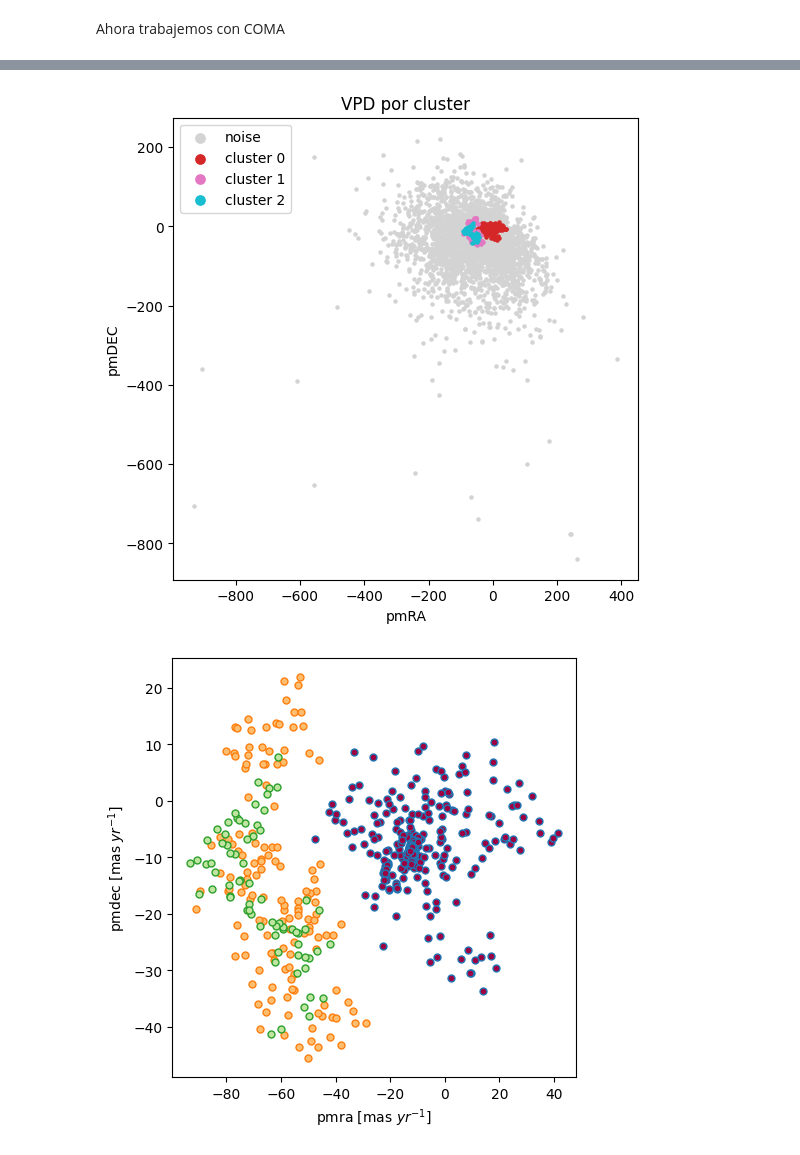
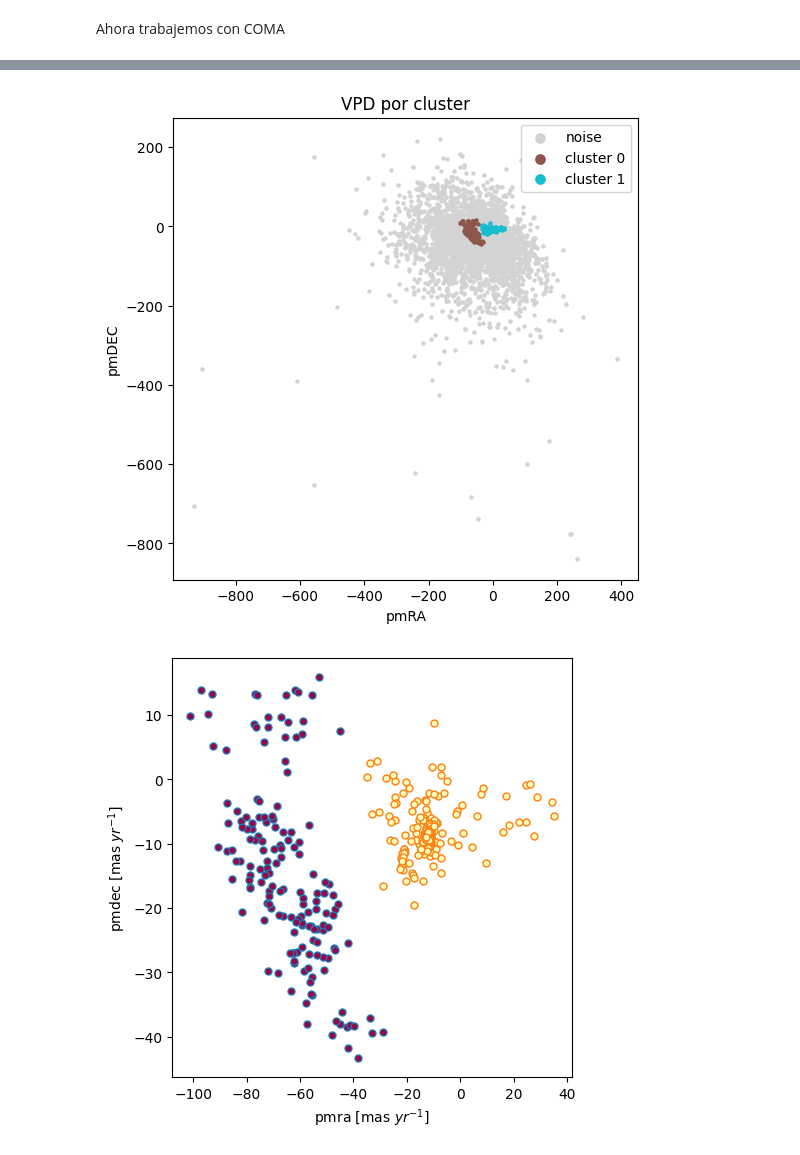
Before and after one commit to Brunelleschk1/Personal-projects, a Jupyter notebook: Proyectos de Astronomía/Laboratorio 4/clustering(1) copy.ipynb, the cells around one changed output, grey strips where cells are left out. Saved outputs shown, nothing was run; the diff lists cells and outputs as text; code cells hidden in the pictures.

```diff
--- a/Proyectos de Astronomía/Laboratorio 4/clustering(1) copy.ipynb
+++ b/Proyectos de Astronomía/Laboratorio 4/clustering(1) copy.ipynb
@@ -79,11 +92,10 @@ color_map = {lab: cmap(i) for i, lab in enumerate(unique_labels)}
 # %%
 # encontrar el cluster más grande (ignorando ruido)
+df46["label_hb"] = df46["label_hb"].replace(1, 2)
 cluster_sizes = df46[df46['label_hb'] != -1]['label_hb'].value_counts()
 main_cluster = cluster_sizes.idxmax()
-
 pmra_c = df46[df46['label_hb']==main_cluster]['pmra']
 pmdec_c = df46[df46['label_hb']==main_cluster]['pmdec']
-
 pmra_center = pmra_c.mean()
 pmdec_center = pmdec_c.mean()
 # %%
@@ -195,5 +175,5 @@ plt.show()
 # %%
-fig, axes = plt.subplots(3, 3, figsize=(10,10))
+fig, axes = plt.subplots(2, 2, figsize=(10,10))
 
 for i, j, ax in zip(list(unique_labels), colors, axes.flat):
     if i != -1:
@@ -227,15 +203,13 @@ plt.show()
 Ahora trabajemos con COMA
 # %%
 df["dist_pc"] = 1000 / df["parallax"]
-
 df86 = df[(df["dist_pc"] > 66) & (df["dist_pc"] < 106)]
-
 df86 = df86[(df86["ra"] > 170) & (df86["ra"] < 200)]
 df86 = df86[(df86["dec"] > 10) & (df86["dec"] < 40)]
-
+print(len(df86["ra"]))
+df86 = df86[(df86["parallax_over_error"] <= 0.1)]
 pmra86 = df86["pmra"].values
 pmdec86 = df86["pmdec"].values
-
 print(len(df86["ra"]))
 # %% [output]
 3950
@@ -247,7 +222,7 @@ features = data
 
 data = RobustScaler().fit_transform(data)
 
-hd = HDBSCAN(min_cluster_size=60, min_samples=5, metric='euclidean').fit(data)
+hd = HDBSCAN(min_cluster_size=50, min_samples=10, metric='euclidean').fit(data)
 
 from sklearn.metrics import silhouette_samples, silhouette_score
 # %%
@@ -345,61 +287,33 @@ plt.show()
 # %%
 plt.figure(figsize=(6,6))
-
 for lab in unique_labels:
-
     cond = df86['label_hb'] == lab
-
     if lab == -1:
         color = 'lightgray'
         label = 'noise'
     else:
         color = color_map[lab]
         label = f'cluster {lab}'
-
-    plt.scatter(
-        df86['pmra'][cond],
-        df86['pmdec'][cond],
-        s=5,
-        color=color,
-        label=label
-    )
-
+    plt.scatter(df86['pmra'][cond],df86['pmdec'][cond],s=5,color=color,label=label)
 plt.xlabel("pmRA")
 plt.ylabel("pmDEC")
 plt.title("VPD por cluster")
-
 plt.legend(markerscale=3)
-
 plt.show()
 # %% [output]
-[figure, old version]
+[figure, new version]
 # %%
 unique_labels = set(labels)
-
 colors = [plt.cm.Spectral(each) for each in np.linspace(0, 1, len(unique_labels))]
-
 plt.figure(figsize=(5,5))
-
 for i, j in zip(list(unique_labels), colors):
-
     if i != -1:
-
         condition = (df86['label_hb'] == i)
-
-        plt.plot(df86['pmra'][condition],
-                 df86['pmdec'][condition],
-                 markerfacecolor=tuple(j),
-                 marker='o',
-                 linestyle='None',
-                 markersize=5,
-                 alpha=1)
-
+        plt.plot(df86['pmra'][condition],df86['pmdec'][condition],markerfacecolor=tuple(j),marker='o',linestyle='None',markersize=5,alpha=1)
 plt.xlabel("pmra [mas $yr^{-1}$]")
 plt.ylabel("pmdec [mas $yr^{-1}$]")
-
 plt.tight_layout()
-
 plt.show()
 # %% [output]
-[figure, old version]
+[figure, new version]
 # %%
```
Also changed, not shown: parts of 25 cells of this notebook, 2 other files.
